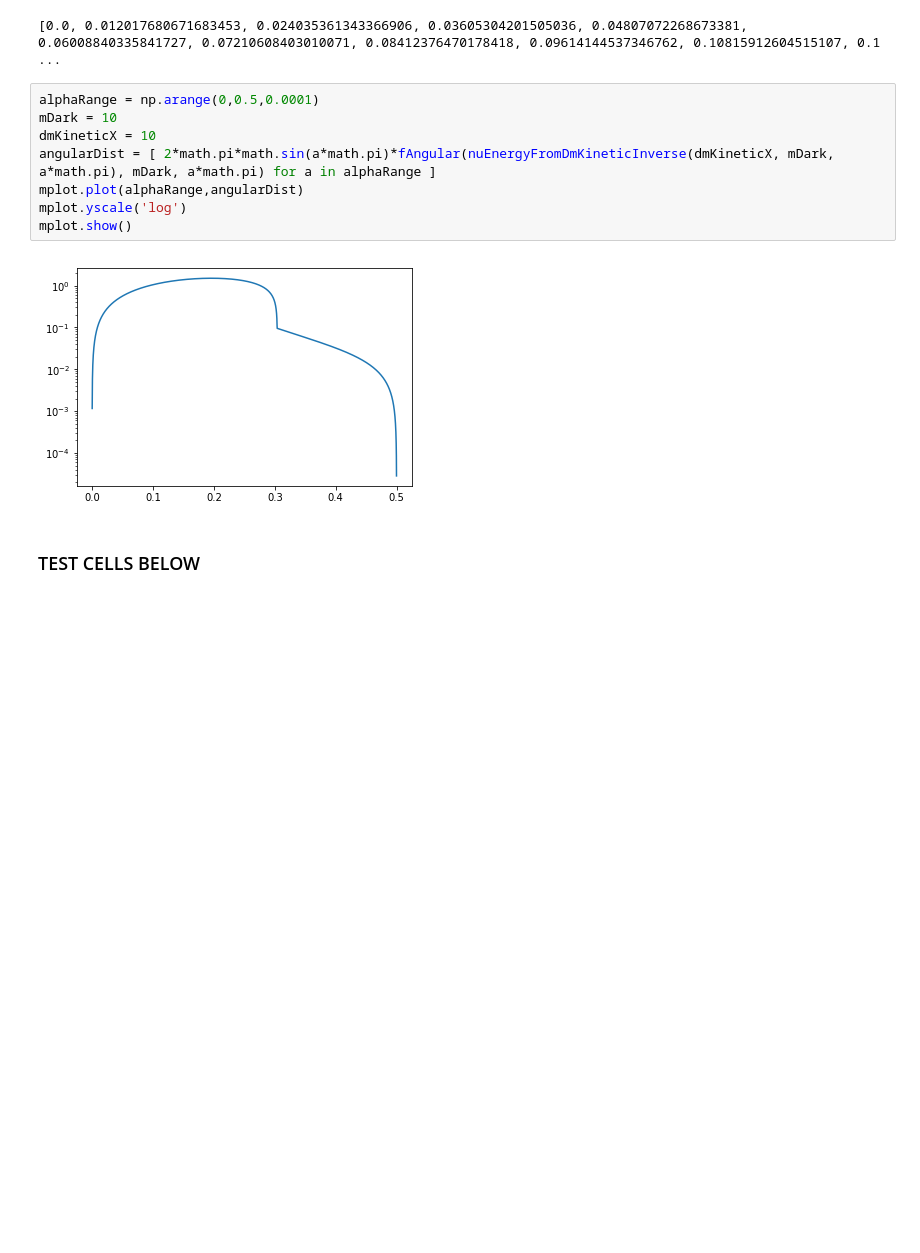
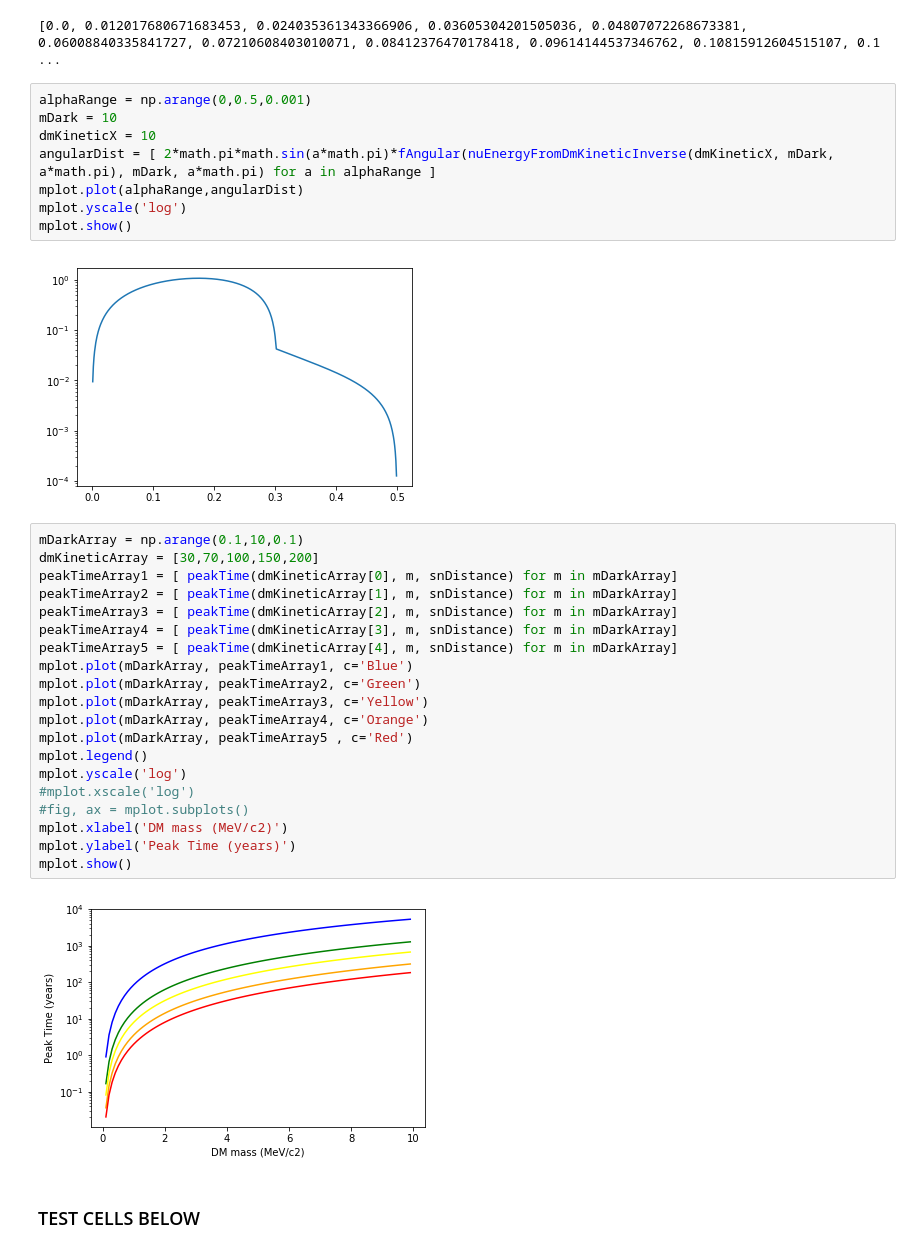
Before and after one commit to itscubist/snBdm, a Jupyter notebook: snBdm-Notebook1.ipynb, the cells around one changed output. Drawn from its saved outputs; the diff is of its cells as text; blank space fills up the shorter version.

```diff
--- a/snBdm-Notebook1.ipynb
+++ b/snBdm-Notebook1.ipynb
@@ -244,7 +274,7 @@ print(nuEneRange)
 [figure]
 [0.0, 0.012017680671683453, 0.024035361343366906, 0.03605304201505036, 0.04807072268673381, 0.06008840335841727, 0.07210608403010071, 0.08412376470178418, 0.09614144537346762, 0.10815912604515107, 0.1 ...
 # %%
-alphaRange = np.arange(0,0.5,0.0001)
+alphaRange = np.arange(0,0.5,0.001)
 mDark = 10
 dmKineticX = 10
 angularDist = [ 2*math.pi*math.sin(a*math.pi)*fAngular(nuEnergyFromDmKineticInverse(dmKineticX, mDark, a*math.pi), mDark, a*math.pi) for a in alphaRange ]
@@ -252,7 +282,29 @@ mplot.plot(alphaRange,angularDist)
 mplot.yscale('log')
 mplot.show()
 # %% [output]
-[figure, old version]
+[figure, new version]
+# %%
+mDarkArray = np.arange(0.1,10,0.1)
+dmKineticArray = [30,70,100,150,200]
+peakTimeArray1 = [ peakTime(dmKineticArray[0], m, snDistance) for m in mDarkArray]
+peakTimeArray2 = [ peakTime(dmKineticArray[1], m, snDistance) for m in mDarkArray]
+peakTimeArray3 = [ peakTime(dmKineticArray[2], m, snDistance) for m in mDarkArray]
+peakTimeArray4 = [ peakTime(dmKineticArray[3], m, snDistance) for m in mDarkArray]
+peakTimeArray5 = [ peakTime(dmKineticArray[4], m, snDistance) for m in mDarkArray]
+mplot.plot(mDarkArray, peakTimeArray1, c='Blue')
+mplot.plot(mDarkArray, peakTimeArray2, c='Green')
+mplot.plot(mDarkArray, peakTimeArray3, c='Yellow')
+mplot.plot(mDarkArray, peakTimeArray4, c='Orange')
+mplot.plot(mDarkArray, peakTimeArray5 , c='Red')
+mplot.legend()
+mplot.yscale('log')
+#mplot.xscale('log')
+#fig, ax = mplot.subplots()
+mplot.xlabel('DM mass (MeV/c2)')
+mplot.ylabel('Peak Time (years)')
+mplot.show()
+# %% [output]
+[figure, added]
 # %% [markdown]
 ### TEST CELLS BELOW
 # %%
```
Also changed, not shown: parts of 4 cells of this notebook.
